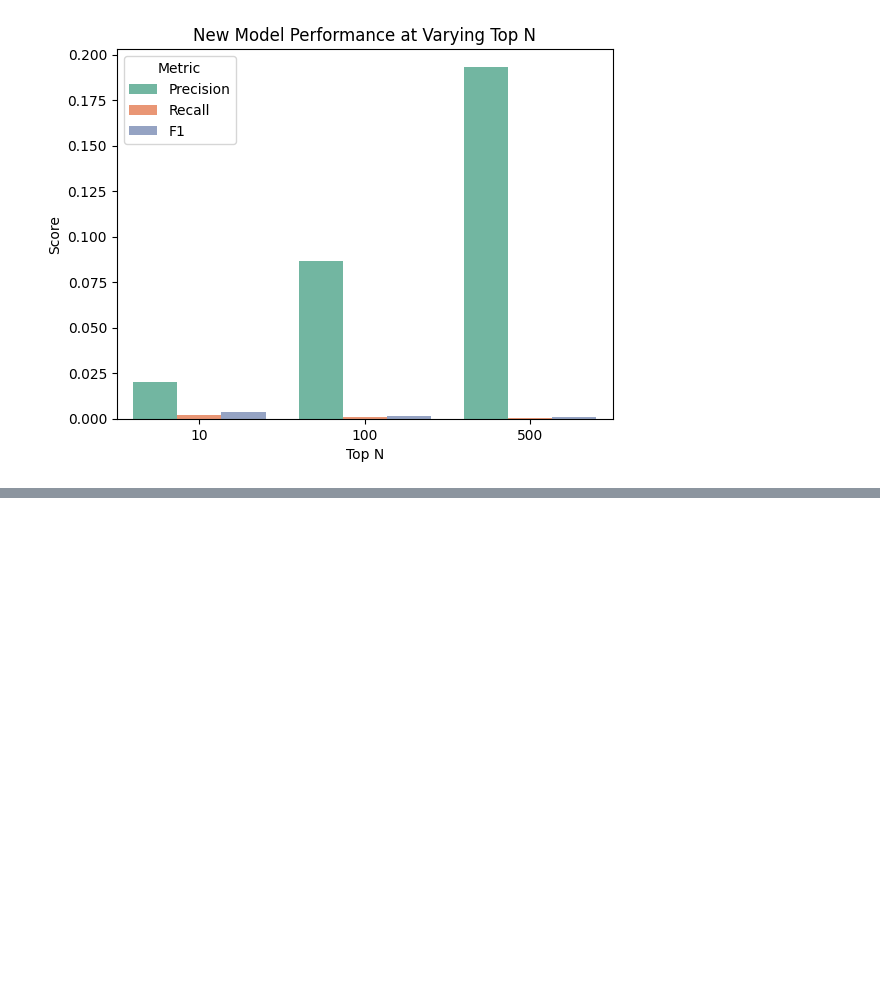
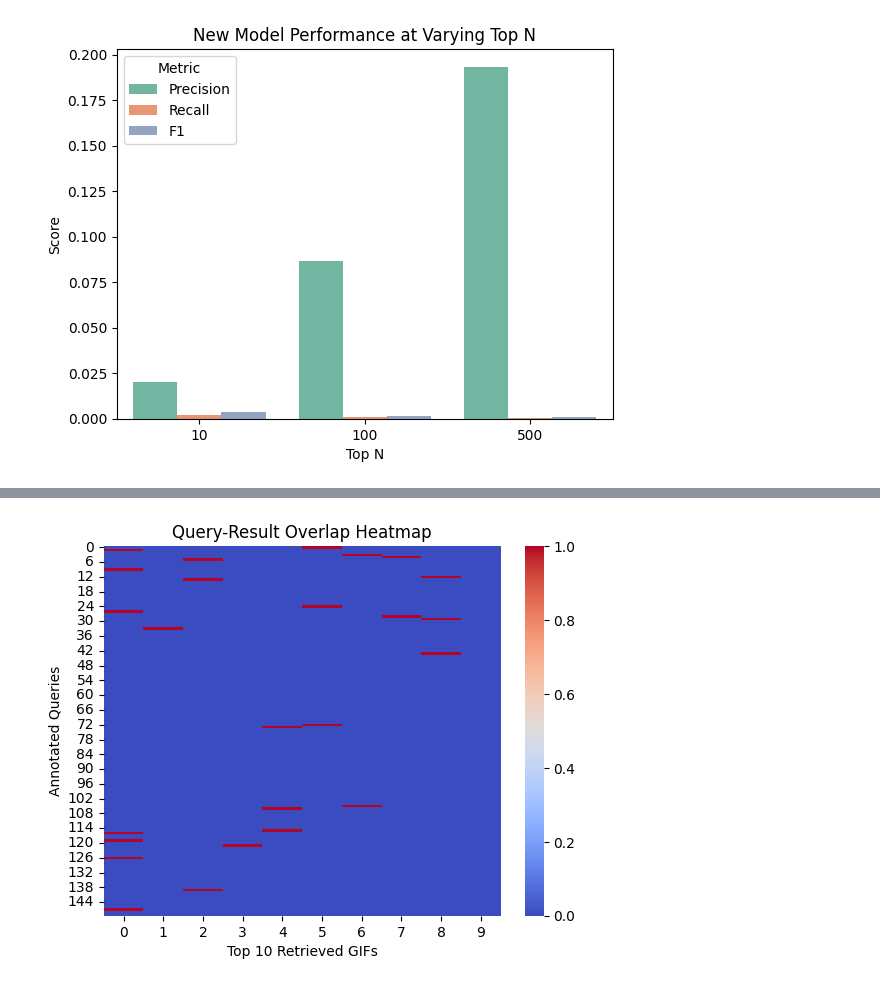
Before and after one commit to sofiecook/4200final, a Jupyter notebook: final.ipynb, the cells around one changed output, grey strips where cells are left out. Drawn from its saved outputs; the diff is of its cells as text; code cells hidden in the pictures; blank space fills up the shorter version.

```diff
--- a/final.ipynb
+++ b/final.ipynb
@@ -460,0 +558,18 @@ plt.show()
+# %%
+import seaborn as sns
+
+# Build a binary relevance matrix for annotated queries
+relevance_matrix = []
+for _, row in annotated_queries.iterrows():
+    relevant_gifs = set(row['GIF ID'].split(','))
+    top_results = retrieve_gifs(row['Query'], top_n=10)['GIF ID'].tolist()
+    relevance_row = [1 if gif_id in relevant_gifs else 0 for gif_id in top_results]
+    relevance_matrix.append(relevance_row)
+
+sns.heatmap(relevance_matrix, annot=False, cmap='coolwarm')
+plt.title("Query-Result Overlap Heatmap")
+plt.xlabel("Top 10 Retrieved GIFs")
+plt.ylabel("Annotated Queries")
+plt.show()
+# %% [output]
+[figure, added]
```
Also changed, not shown: parts of 12 cells of this notebook.
